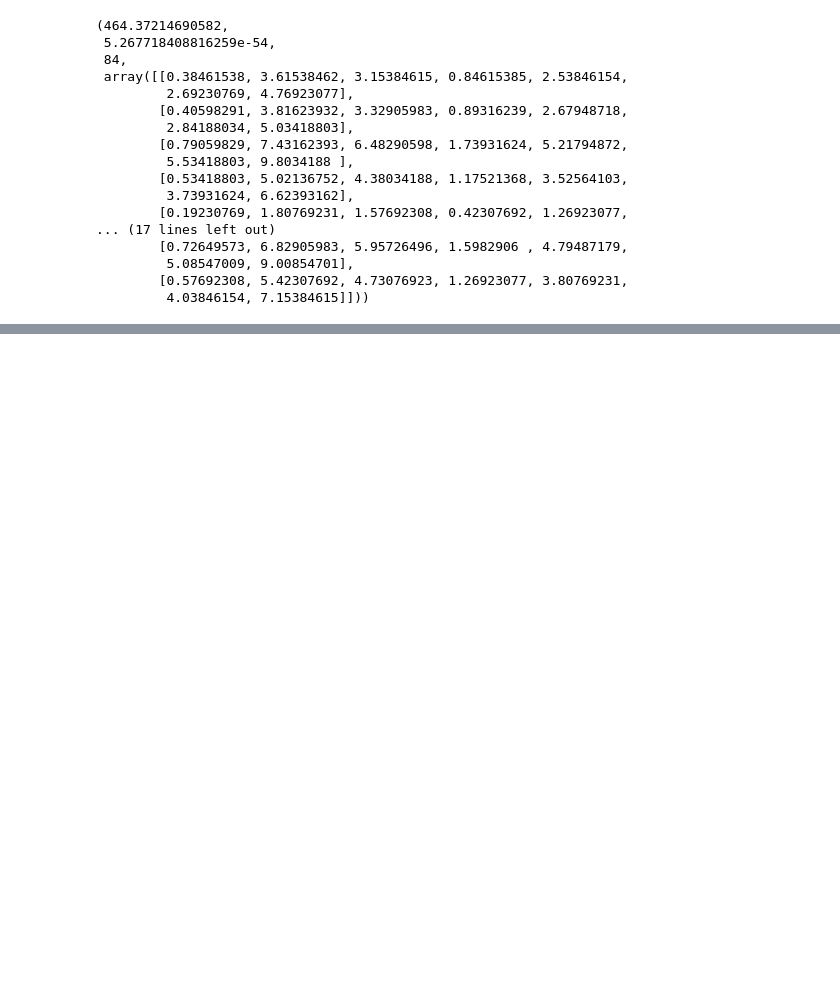
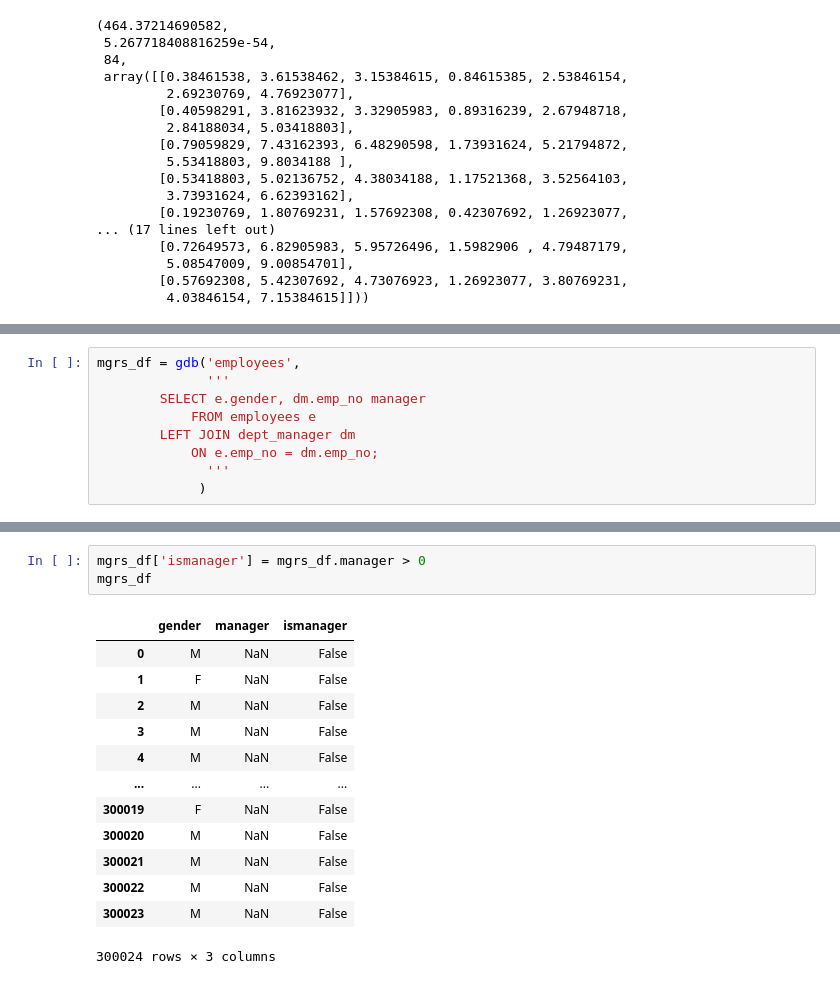
Before and after one commit to David-Howell/statistics-exercises, a Jupyter notebook: hypothesis_testing.ipynb, the cells around one changed output, grey strips where cells are left out. Saved outputs shown, nothing was run; the diff lists cells and outputs as text; blank space fills up the shorter version.

```diff
--- a/hypothesis_testing.ipynb
+++ b/hypothesis_testing.ipynb
@@ -1033,0 +1130,9 @@ Is an employee's gender independent of whether or not they are or have been a ma
+# %%
+mgrs_df = gdb('employees',
+              '''
+		SELECT e.gender, dm.emp_no manager
+			FROM employees e
+		LEFT JOIN dept_manager dm
+			ON e.emp_no = dm.emp_no;
+              '''
+             )
@@ -1033,0 +1155,17 @@ Is an employee's gender independent of whether or not they are or have been a ma
+# %%
+mgrs_df['ismanager'] = mgrs_df.manager > 0
+mgrs_df
+# %% [output]
+|  | gender | manager | ismanager |
+| 0 | M | NaN | False |
+| 1 | F | NaN | False |
+| 2 | M | NaN | False |
+| 3 | M | NaN | False |
+| 4 | M | NaN | False |
+| ... | ... | ... | ... |
+| 300019 | F | NaN | False |
+| 300020 | M | NaN | False |
+| 300021 | M | NaN | False |
+| 300022 | M | NaN | False |
+| 300023 | M | NaN | False |
+300024 rows × 3 columns
```
Also changed, not shown: parts of 18 cells of this notebook.
